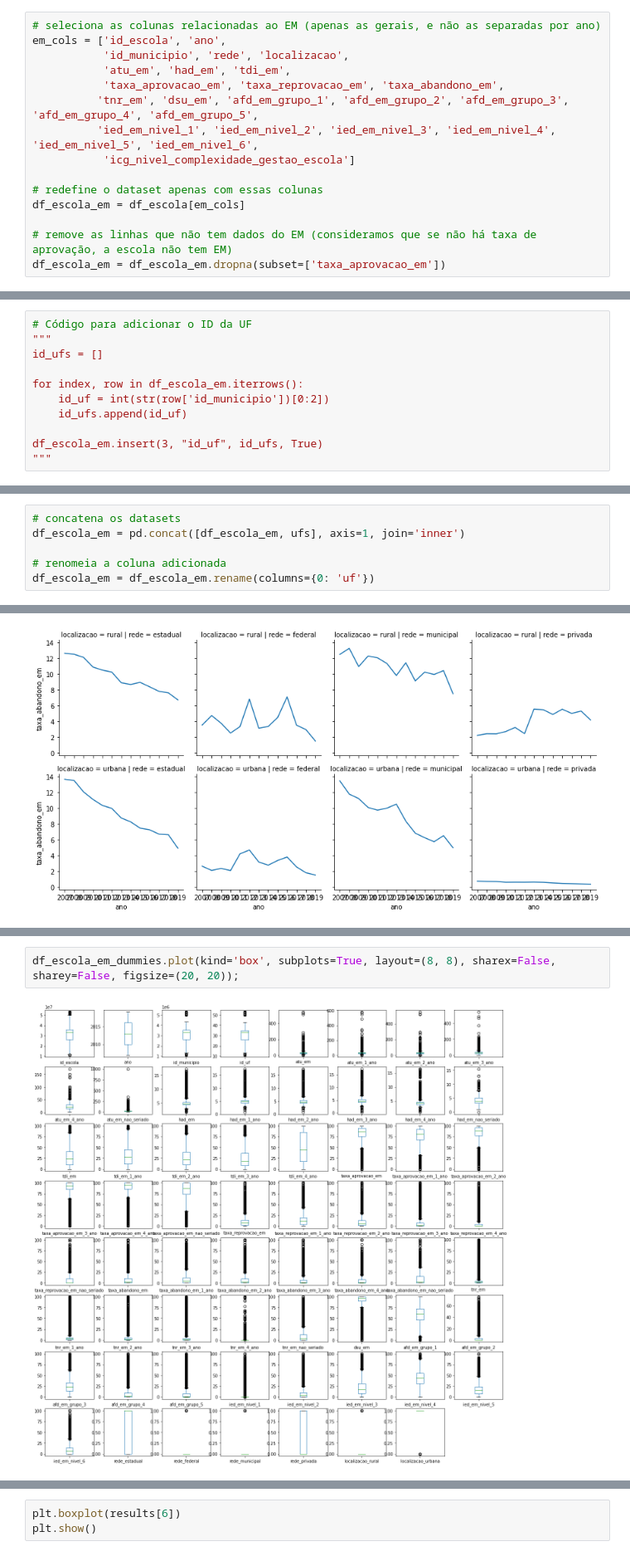
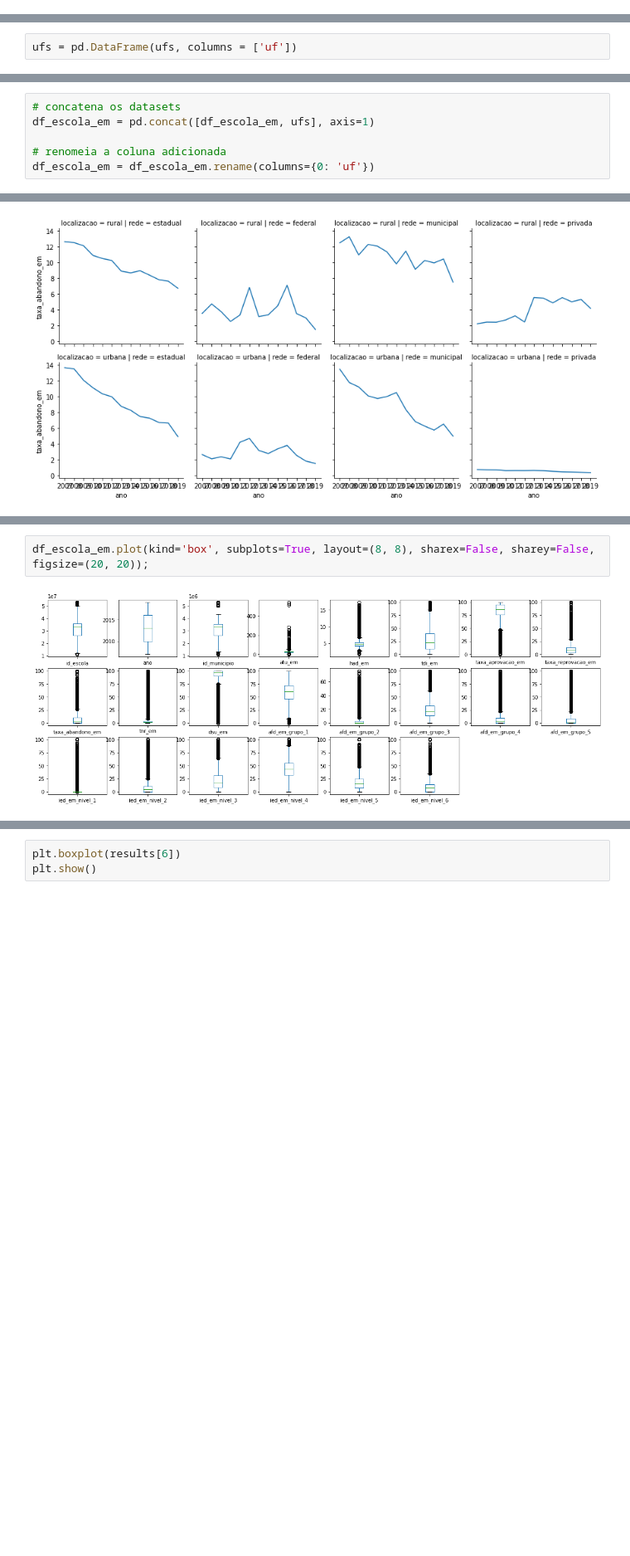
Before and after one commit to maisafraiz/projeto-amd, a Jupyter notebook: project.ipynb, the cells around one changed output, grey strips where cells are left out. Shown at 83% size. Saved outputs shown, nothing was run; the diff lists cells and outputs as text; blank space fills up the shorter version.

Commit message:
Adiciona a UF ao dataframe corretamente
Antes eu realizava um inner join e isso deletava grande parte dos dados.
Agora o índice das escolas é redefinido e juntado para não ocorrer essa perda de dados

```diff
--- a/project.ipynb
+++ b/project.ipynb
@@ -205,15 +225,0 @@ df_escola_em = df_escola_em.dropna(subset=['taxa_aprovacao_em'])"""
-# %%
-# seleciona as colunas relacionadas ao EM (apenas as gerais, e não as separadas por ano)
-em_cols = ['id_escola', 'ano',
-           'id_municipio', 'rede', 'localizacao',
-           'atu_em', 'had_em', 'tdi_em',
-           'taxa_aprovacao_em', 'taxa_reprovacao_em', 'taxa_abandono_em',
-          'tnr_em', 'dsu_em', 'afd_em_grupo_1', 'afd_em_grupo_2', 'afd_em_grupo_3', 'afd_em_grupo_4', 'afd_em_grupo_5',
-          'ied_em_nivel_1', 'ied_em_nivel_2', 'ied_em_nivel_3', 'ied_em_nivel_4', 'ied_em_nivel_5', 'ied_em_nivel_6',
-           'icg_nivel_complexidade_gestao_escola']
-
-# redefine o dataset apenas com essas colunas
-df_escola_em = df_escola[em_cols]
-
-# remove as linhas que não tem dados do EM (consideramos que se não há taxa de aprovação, a escola não tem EM)
-df_escola_em = df_escola_em.dropna(subset=['taxa_aprovacao_em'])
@@ -222,11 +225,0 @@ Também pretendemos adicionar as UFs no dataset, contudo tivemos problemas e nã
-# %%
-# Código para adicionar o ID da UF
-"""
-id_ufs = []
-
-for index, row in df_escola_em.iterrows():
-    id_uf = int(str(row['id_municipio'])[0:2])
-    id_ufs.append(id_uf)
-
-df_escola_em.insert(3, "id_uf", id_ufs, True)
-"""
@@ -260,0 +240,2 @@ Length: 350586, dtype: object
+# %%
+ufs = pd.DataFrame(ufs, columns = ['uf'])
@@ -261,6 +256,6 @@ Length: 350586, dtype: object
 # %%
 # concatena os datasets
-df_escola_em = pd.concat([df_escola_em, ufs], axis=1, join='inner')
+df_escola_em = pd.concat([df_escola_em, ufs], axis=1)
 
 # renomeia a coluna adicionada
 df_escola_em = df_escola_em.rename(columns={0: 'uf'})
@@ -464,7 +460,7 @@ df_escola_em_dummies.hist(bins = 10, figsize=(20, 20), grid=False, sharex = Fals
 # %%
-df_escola_em_dummies.plot(kind='box', subplots=True, layout=(8, 8), sharex=False, sharey=False, figsize=(20, 20));
+df_escola_em.plot(kind='box', subplots=True, layout=(8, 8), sharex=False, sharey=False, figsize=(20, 20));
 # %% [output]
-[figure, old version]
+[figure, new version]
 # %% [markdown]
 ## Verificar a qualidade dos dados
 Os dados foram adquiridos do INEP, portanto não há preocupação quanto a veracidade dos mesmos pois são dados oficiais. Quanto a dados faltantes, há uma quantidade considerável de dados em branco referente às métricas `afd` e `ied`, que possuem apenas 196.331 das 350586 entradas.
```
Also changed, not shown: parts of 13 cells of this notebook.
